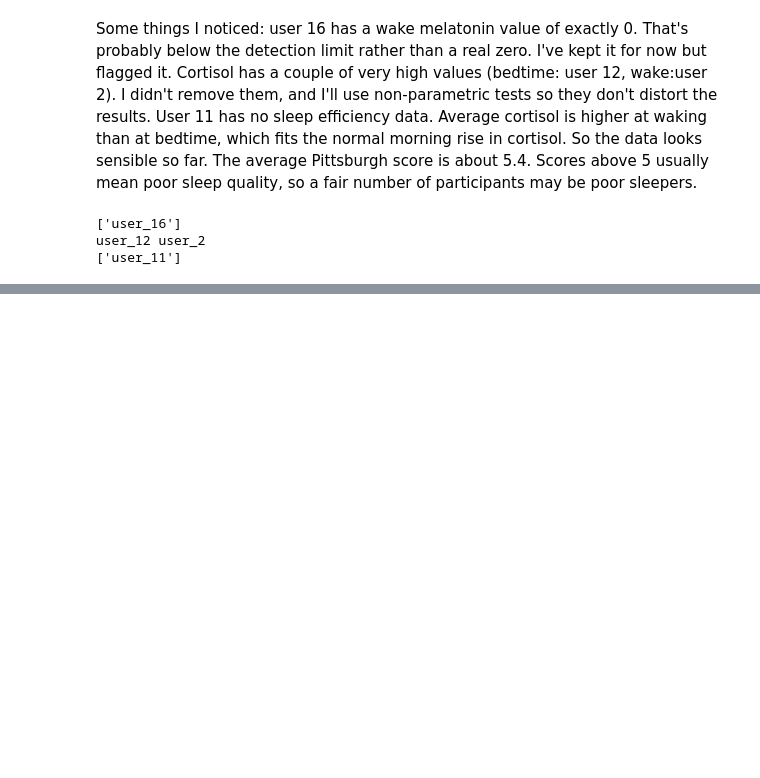
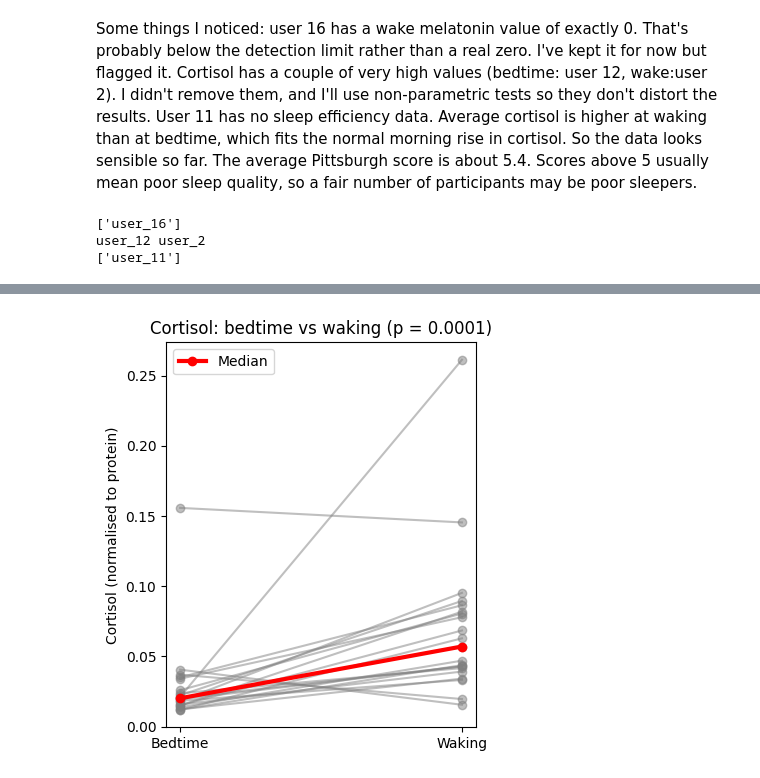
Before and after one commit to alishbakhan21/mmash-sleep-hormones, a Jupyter notebook: 01_load_and_merge.ipynb, the cells around one changed output, grey strips where cells are left out. Saved outputs shown, nothing was run; the diff lists cells and outputs as text; code cells hidden in the pictures; blank space fills up the shorter version.

```diff
--- a/01_load_and_merge.ipynb
+++ b/01_load_and_merge.ipynb
@@ -223,0 +272,5 @@ user_12 user_2
+# %%
+paired_plot("cort", "Cortisol: bedtime vs waking (p = 0.0001)",
+            "Cortisol (normalised to protein)")
+# %% [output]
+[figure, added]
```
Also changed, not shown: parts of 11 cells of this notebook.
